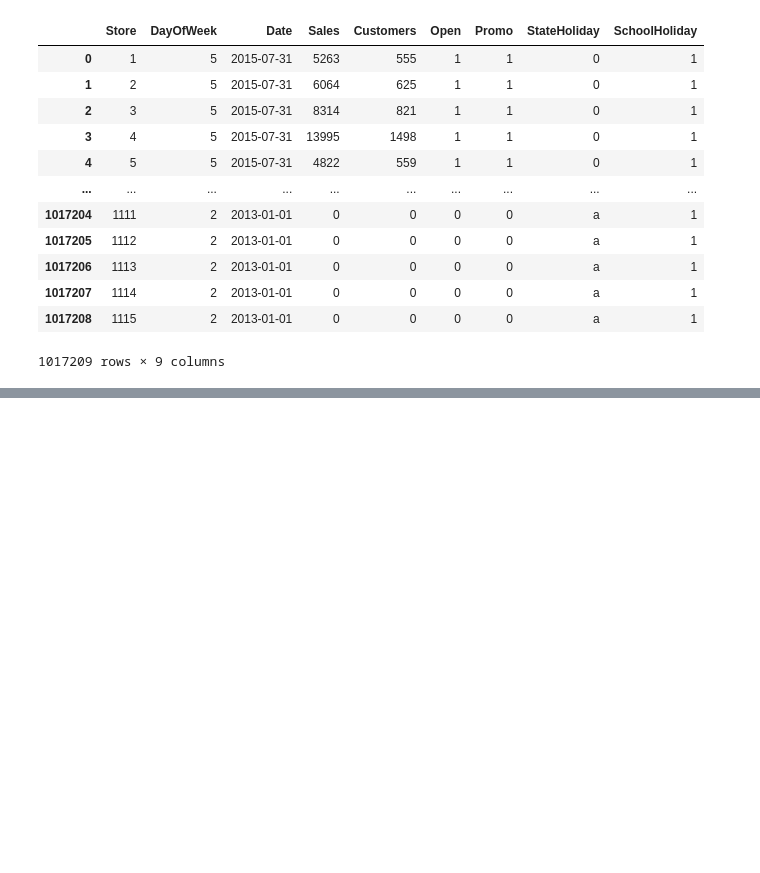
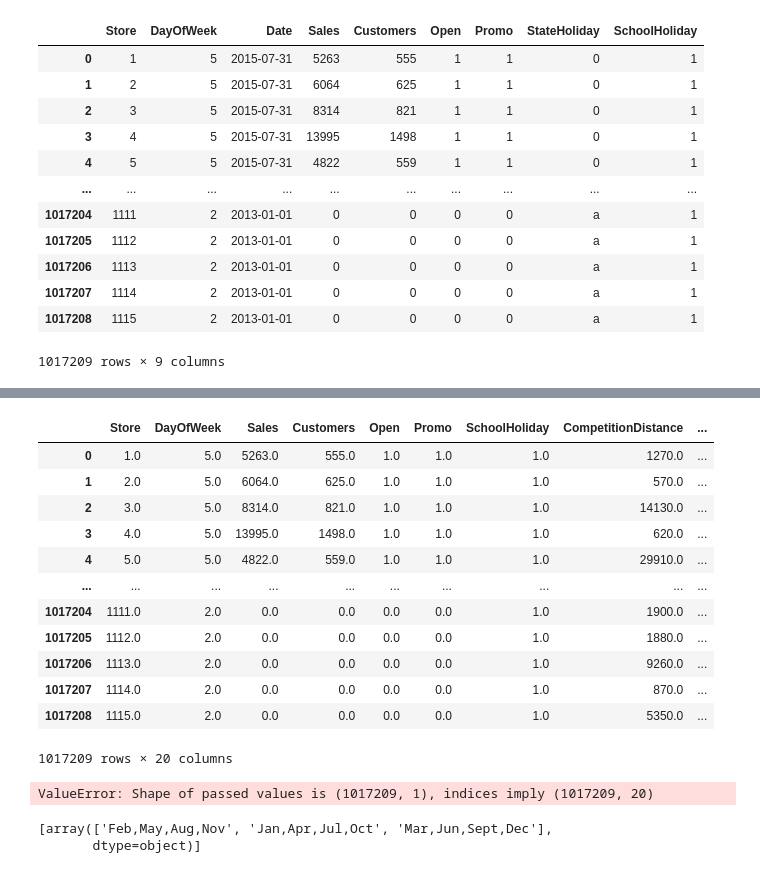
Before and after one commit to mbhoge/ml-model-excercises, a Jupyter notebook: Assignment Supervised Unsupervised Learning/store_sales_regression_model.ipynb, the cells around one changed output, grey strips where cells are left out. Drawn from its saved outputs; the diff is of its cells as text; code cells hidden in the pictures; blank space fills up the shorter version.

```diff
--- a/Assignment Supervised Unsupervised Learning/store_sales_regression_model.ipynb
+++ b/Assignment Supervised Unsupervised Learning/store_sales_regression_model.ipynb
@@ -22,0 +278,25 @@ sales_data
+# %%
+PromoInterval_df = final_sales_store_df
+# %% [output]
+|  | Store | DayOfWeek | Sales | Customers | Open | Promo | SchoolHoliday | CompetitionDistance | ... |
+| 0 | 1.0 | 5.0 | 5263.0 | 555.0 | 1.0 | 1.0 | 1.0 | 1270.0 | ... |
+| 1 | 2.0 | 5.0 | 6064.0 | 625.0 | 1.0 | 1.0 | 1.0 | 570.0 | ... |
+| 2 | 3.0 | 5.0 | 8314.0 | 821.0 | 1.0 | 1.0 | 1.0 | 14130.0 | ... |
+| 3 | 4.0 | 5.0 | 13995.0 | 1498.0 | 1.0 | 1.0 | 1.0 | 620.0 | ... |
+| 4 | 5.0 | 5.0 | 4822.0 | 559.0 | 1.0 | 1.0 | 1.0 | 29910.0 | ... |
+| ... | ... | ... | ... | ... | ... | ... | ... | ... | ... |
+| 1017204 | 1111.0 | 2.0 | 0.0 | 0.0 | 0.0 | 0.0 | 1.0 | 1900.0 | ... |
+| 1017205 | 1112.0 | 2.0 | 0.0 | 0.0 | 0.0 | 0.0 | 1.0 | 1880.0 | ... |
+| 1017206 | 1113.0 | 2.0 | 0.0 | 0.0 | 0.0 | 0.0 | 1.0 | 9260.0 | ... |
+| 1017207 | 1114.0 | 2.0 | 0.0 | 0.0 | 0.0 | 0.0 | 1.0 | 870.0 | ... |
+| 1017208 | 1115.0 | 2.0 | 0.0 | 0.0 | 0.0 | 0.0 | 1.0 | 5350.0 | ... |
+1017209 rows × 20 columns
+# %%
+ pd.DataFrame(final_sales_store_df_encded, columns = final_sales_store_df.columns, index=final_sales_store_df.index)
+# %% [output]
+ValueError: Shape of passed values is (1017209, 1), indices imply (1017209, 20)
+# %%
+ordinal_encoder.categories_
+# %% [output]
+[array(['Feb,May,Aug,Nov', 'Jan,Apr,Jul,Oct', 'Mar,Jun,Sept,Dec'],
+       dtype=object)]
```
Also changed, not shown: parts of 33 cells of this notebook.
